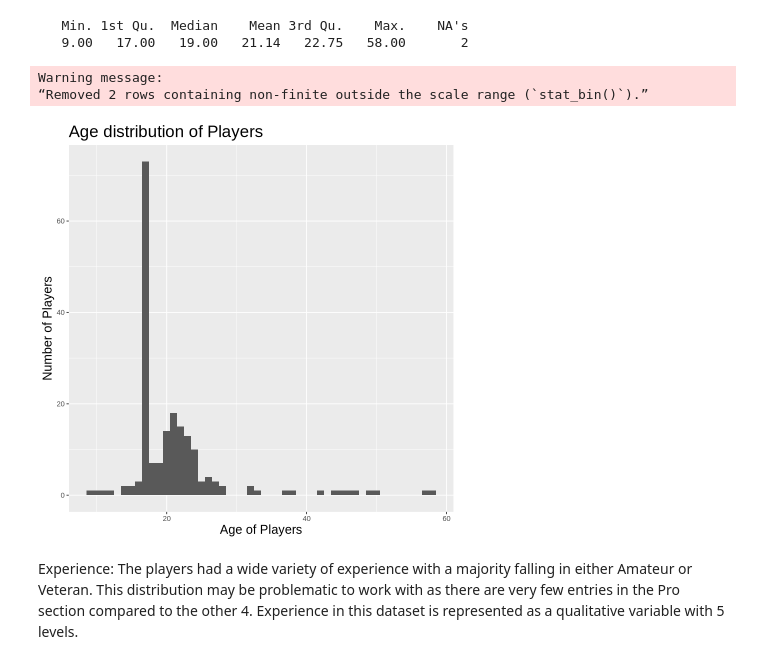
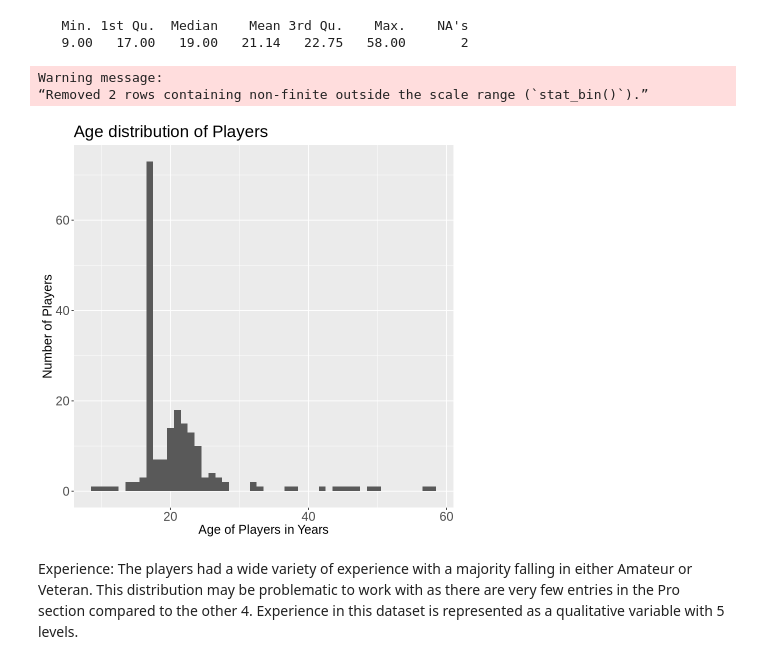
Before and after one commit to rmackean/DSCI100_Individual_Project_RobM, a Jupyter notebook: Dsci-Individual_Project.ipynb, the cells around one changed output. Saved outputs shown, nothing was run; the diff lists cells and outputs as text; code cells hidden in the pictures.

Commit message:
Plot changes

```diff
--- a/Dsci-Individual_Project.ipynb
+++ b/Dsci-Individual_Project.ipynb
@@ -97,14 +97,15 @@ Players_Age_Summary
    Min. 1st Qu.  Median    Mean 3rd Qu.    Max.    NA's
    9.00   17.00   19.00   21.14   22.75   58.00       2
 # %%
-Age_Plot <- ggplot(Players, aes(x=Age))+geom_histogram(bins = 50)+labs(x="Age of Players",y="Number of Players",title = "Age distribution of Players")+
+Age_Plot <- ggplot(Players, aes(x=Age))+geom_histogram(bins = 50)+labs(x="Age of Players in Years",y="Number of Players",title = "Age distribution of Players")+
   theme(plot.title = element_text(size = 20))+
-  theme(axis.title = element_text(size = 15))
+  theme(axis.title = element_text(size = 15)) +
+  theme(axis.text = element_text(size = 15))
 Age_Plot
 # %% [output]
 Warning message:
 “Removed 2 rows containing non-finite outside the scale range (`stat_bin()`).”
-[figure, old version]
+[figure, new version]
 # %% [markdown]
 Experience: The players had a wide variety of experience with a majority falling in either Amateur or Veteran. This distribution may be problematic to work with as there are very few entries in the Pro section compared to the other 4. Experience in this dataset is represented as a qualitative variable with 5 levels.
 # %%
```
Also changed, not shown: parts of 2 cells of this notebook.
